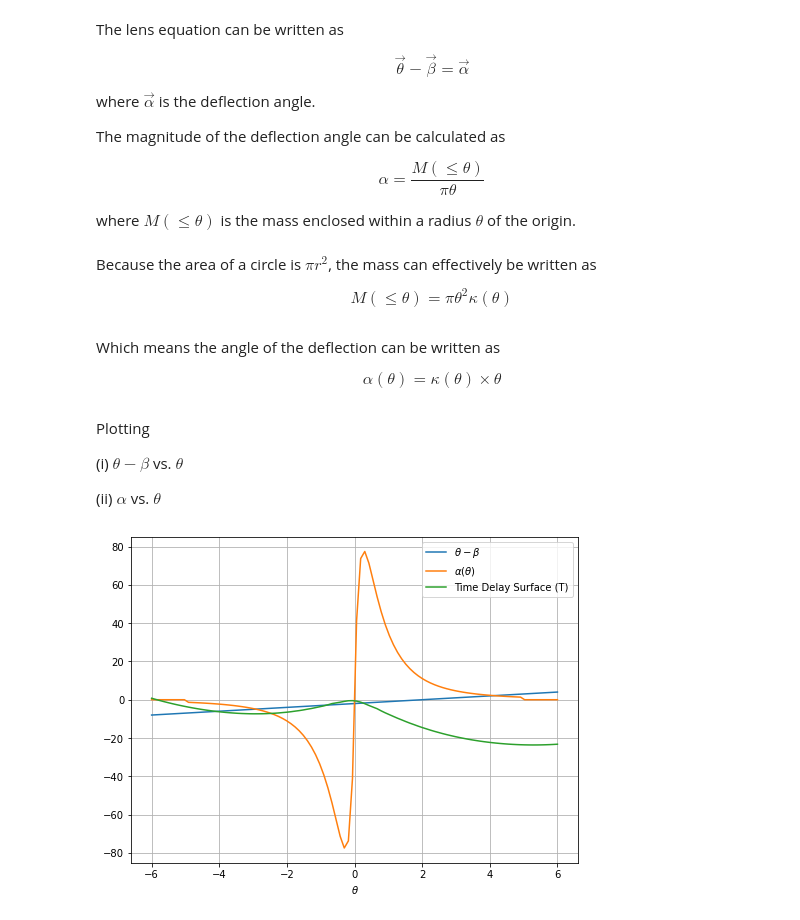
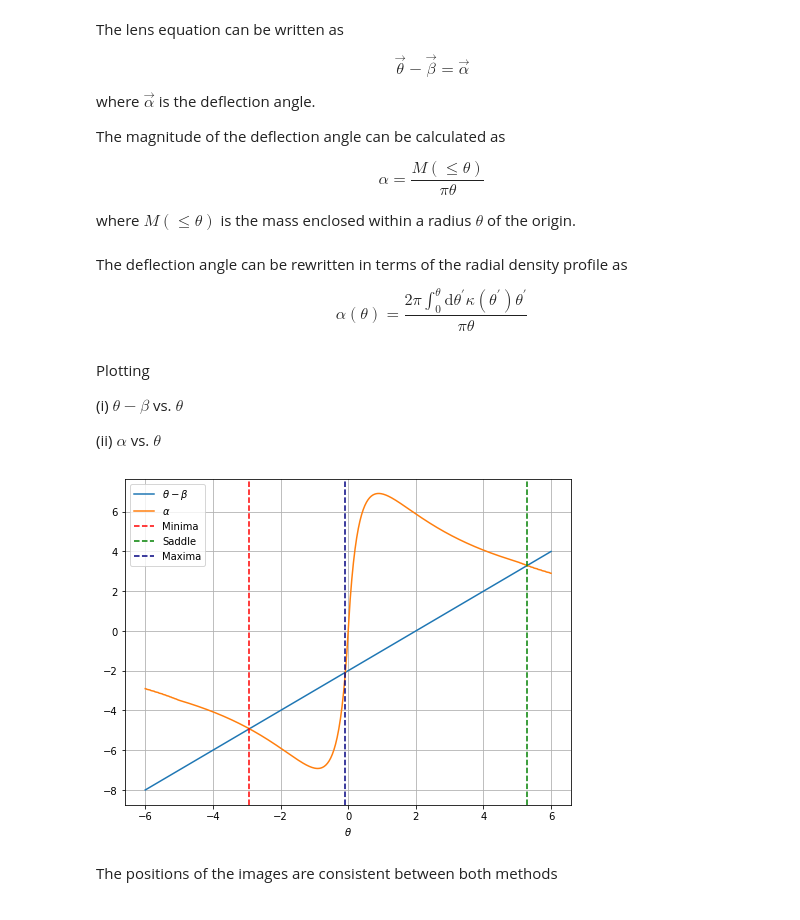
Before and after one commit to tylerbarna/AST8110, a Jupyter notebook: pset03/pset03.ipynb, the cells around one changed output. Saved outputs shown, nothing was run; the diff lists cells and outputs as text; code cells hidden in the pictures.

Commit message:
Update pset03.ipynb
did the correct implementation of part b, getting the correct results.

NOTE: Need to double check the labels for the extrema wrt which one corresponds to what position

```diff
--- a/pset03/pset03.ipynb
+++ b/pset03/pset03.ipynb
@@ -57,8 +59,6 @@ theta_max = 5
 m = -3.2
 beta = 2
 # %%
-
-
 ## define radial density profile with x and y just being the components of the vector
 ## norm just calculates the magnitude of the vector
 def rdp(x,y):
@@ -78,7 +78,7 @@ def integrand(theta_x):
     return dblquad(lambda x,y: rdp(x,y) * np.log( np.sqrt((theta_x - x)**2 + y**2) ),
                    x_lim[0], x_lim[1],
                    lambda y: y_lim[0], lambda y: y_lim[1],
-                   epsrel=5)[0]
+                   epsrel=5e-2)[0]
 
 
 ## define function where theta_x is theta_x and x and y are the prime components of the integrand
@@ -87,6 +87,10 @@ delay = lambda theta_x: 0.5 * (theta_x - beta)**2 - (1/np.pi) * integrand(theta_
 delay = np.vectorize(delay) ## vectorize the function so I can use it on arrays
 # %%
 ## define a linspace of theta_x values and calculate the time delay surface
-theta_space = np.linspace(-theta_max-1,theta_max+1,100)
+theta_space = np.linspace(-theta_max-1,theta_max+1,500)
 tds = delay(theta_space)
+# %%
+## find local extrema
+minima = extrema(tds, np.less)[0]
+maxima = extrema(tds, np.greater)[0]
 # %%
@@ -117,17 +135,11 @@ The magnitude of the deflection angle can be calculated as
 \end{equation}
 
 where $M\left( \leq \theta \right)$ is the mass enclosed within a radius $\theta$ of the origin.
-# %% [markdown]
-Because the area of a circle is $\pi r^2$, the mass can effectively be written as
-
-\begin{equation}
-M\left( \leq \theta \right) = \pi \theta^2 \kappa\left( \theta \right)
-\end{equation}
 # %% [markdown]
-Which means the angle of the deflection can be written as
+The deflection angle can be rewritten in terms of the radial density profile as
 
 \begin{equation}
-\alpha \left(\theta \right) = \kappa\left( \theta \right) \times \theta
+\alpha \left(\theta \right) = \frac{ 2 \pi \int_{0}^{\theta} \text{d} \theta^{\prime} \kappa\left( \theta^{\prime} \right) \theta^{\prime}}{\pi \theta}
 \end{equation}
 # %% [markdown]
 Plotting
@@ -146,23 +158,39 @@ def rdp_mag(theta):
 
 ## Integrate the radial density profile to get the total mass
 def mass(theta):
-    return quad(lambda theta: rdp_mag(theta),
+    return quad(lambda theta: rdp_mag(theta)*2*np.pi * theta,
                 0, theta,
-                epsrel=5)[0]
+                epsrel=5e-2)[0]
 
-alpha = lambda theta: rdp_mag(theta) * mass(theta)
+alpha = lambda theta: mass(theta)/(np.pi*theta)
 alpha = np.vectorize(alpha)
 # %%
-## plot theta - beta vs theta
+## plot theta - beta vs theta and alpha vs theta
 fig, ax = plt.subplots(figsize=(8,6))
-ax.plot(theta_space, theta_space - beta, label=r'$\theta - \beta$')
-ax.plot(theta_space, alpha(theta_space), label=r'$\alpha(\theta)$')
-ax.plot(theta_space, tds, label='Time Delay Surface (T)')
+ax.plot(theta_space, theta_space - beta,
+        label=r'$\theta - \beta$')
+ax.plot(theta_space, alpha(theta_space),
+        label=r'$\alpha$')
+#ax.plot(theta_space, tds, label='Time Delay Surface')
+
+## plot the local extrema found from part a
+ax.axvline(theta_space[minima[0]],
+           color='r', linestyle='--',
+           label='Minima')
+ax.axvline(theta_space[minima[1]],
+           color='g', linestyle='--',
+           label='Saddle')
+ax.axvline(theta_space[maxima[0]],
+           color='navy', linestyle='--',
+           label='Maxima')
+
 
 ## general plot settings
 ax.grid()
 ax.set_xlabel(r'$\theta$');
 ax.legend()
 plt.show();
 # %% [output]
-[figure, old version]
+[figure, new version]
+# %% [markdown]
+The positions of the images are consistent between both methods
```
Also changed, not shown: parts of 2 cells of this notebook.
